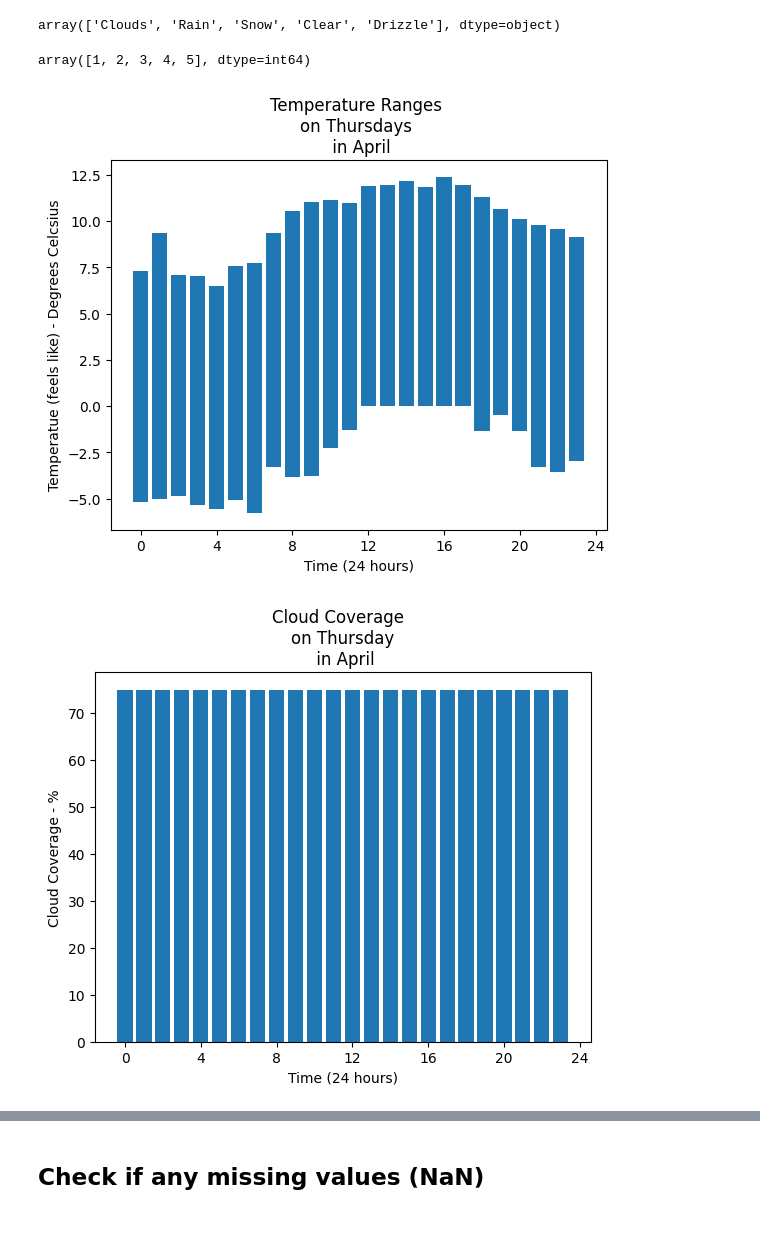
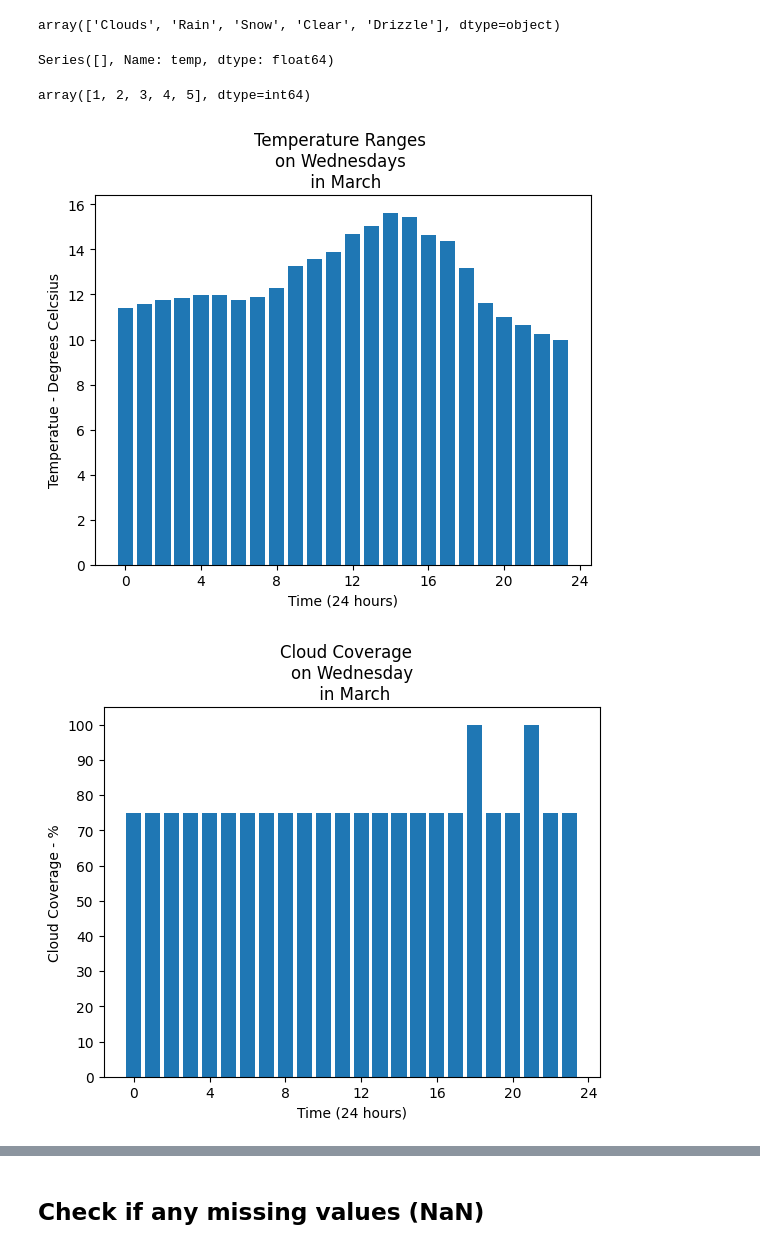
Before and after one commit to ddrangers/Dublin-Bikes-Helper, a Jupyter notebook: MachineLearn_DBH/db_ml_1.ipynb, the cells around one changed output, grey strips where cells are left out. Saved outputs shown, nothing was run; the diff lists cells and outputs as text; code cells hidden in the pictures.

```diff
--- a/MachineLearn_DBH/db_ml_1.ipynb
+++ b/MachineLearn_DBH/db_ml_1.ipynb
@@ -277,7 +170,7 @@ if req == 'b' or req == 'B' or req == 'p' or req == 'P' or req == 'bike' or req
     month_num = 3
 
     #Day of the week
-    day_num = 5 #int(input("Enter Day Number (1 = Mon, 2 = Tues, 3 = Wed etc): "))
+    day_num = 4 #int(input("Enter Day Number (1 = Mon, 2 = Tues, 3 = Wed etc): "))
 
     #Hour
     hour_num = 12
@@ -333,9 +227,14 @@ dfw["temp_feel"] = dfw["temp_feel"]-273.15
 dfw["weather_main"].unique()
 # %% [output]
 array(['Clouds', 'Rain', 'Snow', 'Clear', 'Drizzle'], dtype=object)
+# %%
+dfw['temp_check'] = (dfw['temp']==0)
+dfw["temp"].loc[dfw['temp_check']]
+# %% [output]
+Series([], Name: temp, dtype: float64)
 # %%
 #Create new column putting numerical values to weather_main
-dfw['weather_main'].replace(['Clouds', 'Rain','Snow','Clear','Drizzle'],[1, 2,3,4,5], inplace=True)
+dfw['weather_main'].replace(['Clouds', 'Rain','Snow','Clear','Drizzle'],[3, 4,5,1,2], inplace=True)
 dfw["weather_main"].unique()
 # %% [output]
 array([1, 2, 3, 4, 5], dtype=int64)
@@ -344,20 +243,20 @@ dfw['time_select'] = (dfw['Day_of_Week']==day_num-1) & (dfw['MONTH']==month_num)
 # %%
 #Set X and Y plot
 x =dfw['HOUR'].loc[dfw['time_select']]
-y = dfw["temp_feel"].loc[dfw['time_select']]
+y = dfw["temp"].loc[dfw['time_select']]
 
 #Create Plot
 plt.title(f'Temperature Ranges \non {convert_day(day_num-1)}s \n in {convert_month(day_num-1)}')
 plt.xlabel("Time (24 hours)")
-plt.ylabel("Temperatue (feels like) - Degrees Celcsius")
+plt.ylabel("Temperatue - Degrees Celcsius")
 #ytick = np.array([0,2,4,6,8,10,12,14,16,18,20,22,24,26,28,30,32,34,36,38,40,42,44])
 xtick = np.array([0,4,8,12,16,20,24])
 plt.xticks(xtick)
 #plt.yticks(ytick)
 plt.bar(x,y)
 plt.show()
 # %% [output]
-[figure, old version]
+[figure, new version]
 # %%
 #Set X and Y plot
 x =dfw['HOUR'].loc[dfw['time_select']]
@@ -375,7 +274,7 @@ plt.yticks(ytick)
 plt.bar(x,y)
 plt.show()
 # %% [output]
-[figure, old version]
+[figure, new version]
 # %%
 #Set X and Y plot
 x =dfw['HOUR'].loc[dfw['time_select']]
```
Also changed, not shown: parts of 64 cells of this notebook.
